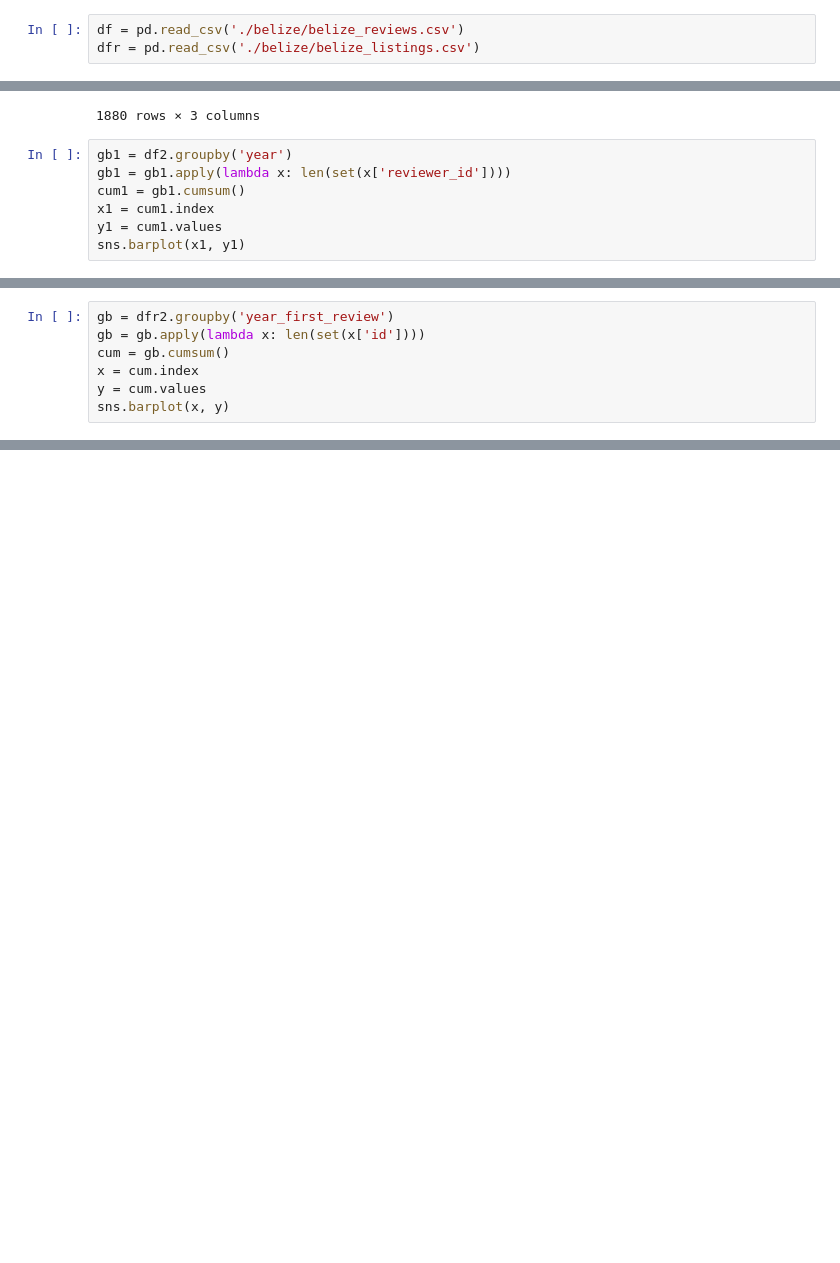
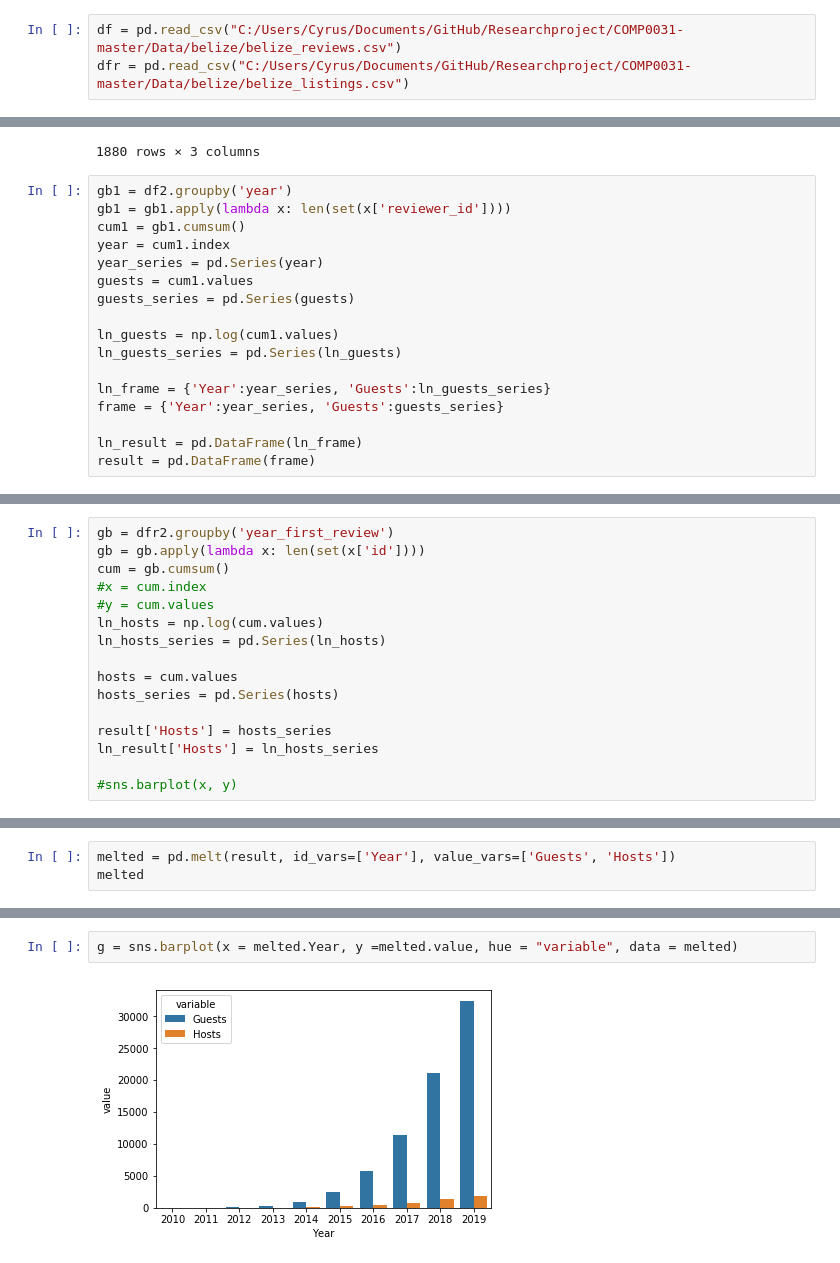
Before and after one commit to hirurana/COMP0031, a Jupyter notebook: Scripts/plot_hosts_vs_guests.ipynb, the cells around one changed output, grey strips where cells are left out. Saved outputs shown, nothing was run; the diff lists cells and outputs as text; blank space fills up the shorter version.

Commit message:
Updated script to plot hosts vs guests on one graph, added ln graph

```diff
--- a/Scripts/plot_hosts_vs_guests.ipynb
+++ b/Scripts/plot_hosts_vs_guests.ipynb
@@ -7,6 +9,6 @@ import datetime
 # %%
-df = pd.read_csv('./belize/belize_reviews.csv')
-dfr = pd.read_csv('./belize/belize_listings.csv')
+df = pd.read_csv("C:/Users/Cyrus/Documents/GitHub/Researchproject/COMP0031-master/Data/belize/belize_reviews.csv")
+dfr = pd.read_csv("C:/Users/Cyrus/Documents/GitHub/Researchproject/COMP0031-master/Data/belize/belize_listings.csv")
 # %%
 df2 = df[df.comments.str[:34] != "The host canceled this reservation"]
 dates = pd.to_datetime(df2['date'])
@@ -106,6 +108,16 @@ dfr2.sort_values(by='year_first_review')
 gb1 = df2.groupby('year')
 gb1 = gb1.apply(lambda x: len(set(x['reviewer_id'])))
 cum1 = gb1.cumsum()
-x1 = cum1.index
-y1 = cum1.values
-sns.barplot(x1, y1)
+year = cum1.index
+year_series = pd.Series(year)
+guests = cum1.values
+guests_series = pd.Series(guests)
+
+ln_guests = np.log(cum1.values)
+ln_guests_series = pd.Series(ln_guests)
+
+ln_frame = {'Year':year_series, 'Guests':ln_guests_series}
+frame = {'Year':year_series, 'Guests':guests_series}
+
+ln_result = pd.DataFrame(ln_frame)
+result = pd.DataFrame(frame)
@@ -116,6 +129,15 @@ sns.barplot(x1, y1)
 gb = dfr2.groupby('year_first_review')
 gb = gb.apply(lambda x: len(set(x['id'])))
 cum = gb.cumsum()
-x = cum.index
-y = cum.values
-sns.barplot(x, y)
+#x = cum.index
+#y = cum.values
+ln_hosts = np.log(cum.values)
+ln_hosts_series = pd.Series(ln_hosts)
+
+hosts = cum.values
+hosts_series = pd.Series(hosts)
+
+result['Hosts'] = hosts_series
+ln_result['Hosts'] = ln_hosts_series
+
+#sns.barplot(x, y)
@@ -139,0 +144,3 @@ sns.barplot(x, y)
+# %%
+melted = pd.melt(result, id_vars=['Year'], value_vars=['Guests', 'Hosts'])
+melted
@@ -139,0 +186,4 @@ sns.barplot(x, y)
+# %%
+g = sns.barplot(x = melted.Year, y =melted.value, hue = "variable", data = melted)
+# %% [output]
+[figure, added]
```
Also changed, not shown: parts of 8 cells of this notebook.
